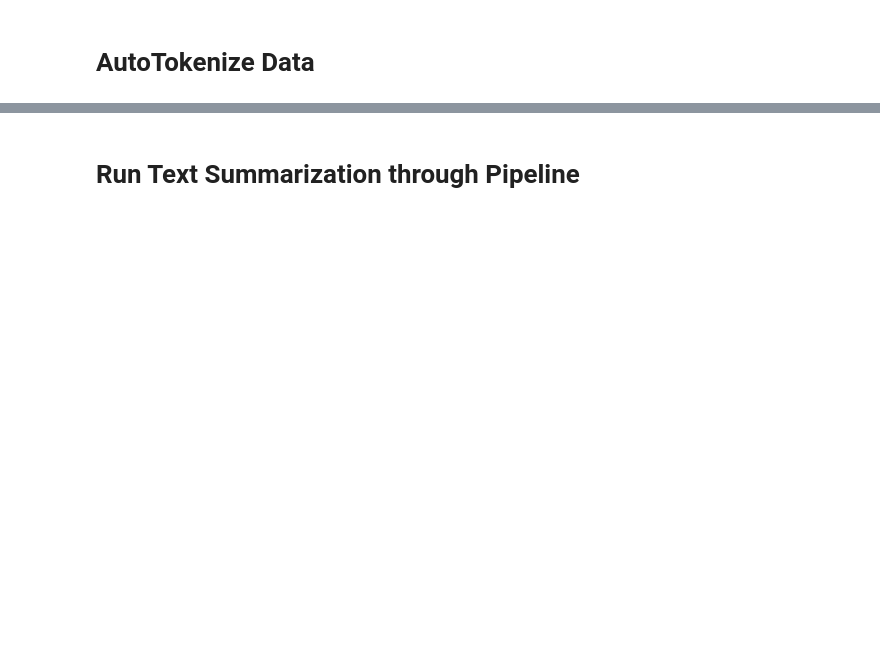
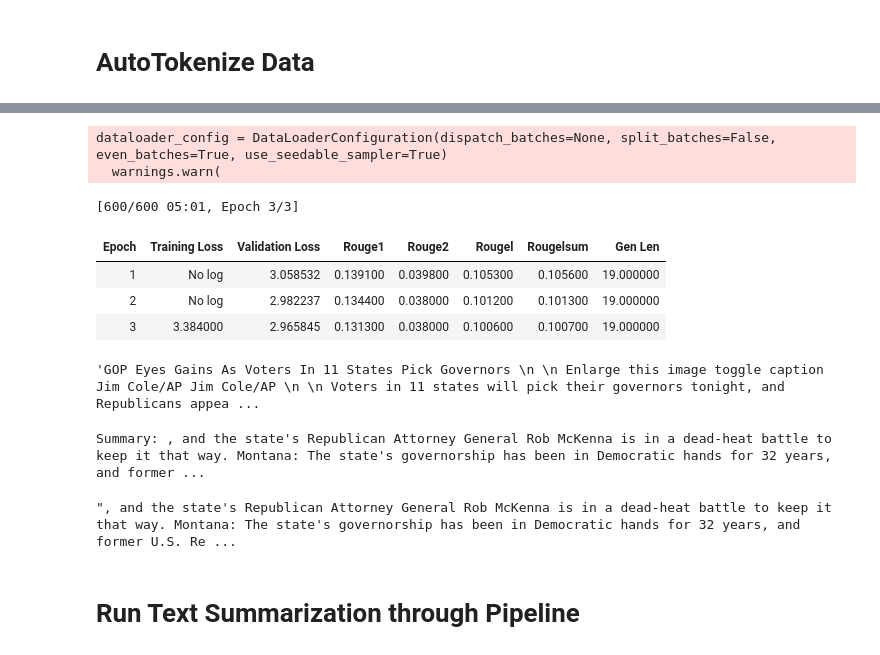
Before and after one commit to AlexandraSnelling/large_language_model_project, a Jupyter notebook: notebooks/3-pre-trained-model.ipynb, the cells around one changed output, grey strips where cells are left out. Drawn from its saved outputs; the diff is of its cells as text; code cells hidden in the pictures; blank space fills up the shorter version.

Commit message:
tokenizer, model and rouge all set up and running, only 1000 sample dataset fed so far though, not great results

```diff
--- a/notebooks/3-pre-trained-model.ipynb
+++ b/notebooks/3-pre-trained-model.ipynb
@@ -30,0 +120,3 @@ tokenized_datasets = dataset.map(tokenize_function, batched=True)
+# %%
+rouge = evaluate.load("rouge") # metric
+# specially designed metric for summarization tasks: https://huggingface.co/spaces/evaluate-metric/rouge
@@ -30,0 +136,4 @@ tokenized_datasets = dataset.map(tokenize_function, batched=True)
+# %%
+from transformers import AutoModelForSeq2SeqLM, Seq2SeqTrainingArguments, Seq2SeqTrainer
+
+model = AutoModelForSeq2SeqLM.from_pretrained(checkpoint) # load t5
@@ -31,3 +180,71 @@ tokenized_datasets = dataset.map(tokenize_function, batched=True)
+# %%
+# Define training args:
+
+training_args = Seq2SeqTrainingArguments(
+    output_dir="dataset_model",
+    evaluation_strategy="epoch",
+    learning_rate=2e-5,
+    per_device_train_batch_size=4,
+    per_device_eval_batch_size=4,
+    weight_decay=0.01, # regularization in optimizer
+    save_total_limit=3, # maximum number of versions to have saved
+    num_train_epochs=3,
+    predict_with_generate= True
+)
+# %%
+# build trainer
+
+trainer = Seq2SeqTrainer(
+    model=model,
+    args=training_args,
+    train_dataset=tokenized_dataset["train"],
+    eval_dataset=tokenized_dataset["test"],
+    tokenizer=tokenizer,
+    data_collator=data_collator,
+    compute_metrics=compute_metrics,
+)
+# %% [output]
+dataloader_config = DataLoaderConfiguration(dispatch_batches=None, split_batches=False, even_batches=True, use_seedable_sampler=True)
+  warnings.warn(
+# %%
+trainer.train()
+trainer.save_model('dataset_model')
+# %% [output]
+[600/600 05:01, Epoch 3/3]
+| Epoch | Training Loss | Validation Loss | Rouge1 | Rouge2 | Rougel | Rougelsum | Gen Len |
+| 1 | No log | 3.058532 | 0.139100 | 0.039800 | 0.105300 | 0.105600 | 19.000000 |
+| 2 | No log | 2.982237 | 0.134400 | 0.038000 | 0.101200 | 0.101300 | 19.000000 |
+| 3 | 3.384000 | 2.965845 | 0.131300 | 0.038000 | 0.100600 | 0.100700 | 19.000000 |
+# %%
+document = ds_full['test'][0]['document']
+# document = ds_full['test'][0]['summary']
+document
+# print(summary)
+# %% [output]
+'GOP Eyes Gains As Voters In 11 States Pick Governors \n \n Enlarge this image toggle caption Jim Cole/AP Jim Cole/AP \n \n Voters in 11 states will pick their governors tonight, and Republicans appea ...
+# %%
+from transformers import AutoModelForSeq2SeqLM, AutoTokenizer
+
+model = AutoModelForSeq2SeqLM.from_pretrained("dataset_model", local_files_only=True)
+tokenizer = AutoTokenizer.from_pretrained("dataset_model", local_files_only=True)
+
+# Tokenize the input text
+inputs = tokenizer(document, return_tensors="pt", max_length=1024, truncation=True)
+
+# Generate summary
+summary_ids = model.generate(inputs["input_ids"], num_beams=4, min_length=None, max_length= 500, early_stopping=True)
+
+# Decode the summary
+summary = tokenizer.decode(summary_ids[0], skip_special_tokens=True)
+
+# Print the summary
+print("Summary:", summary)
+# %% [output]
+Summary: , and the state's Republican Attorney General Rob McKenna is in a dead-heat battle to keep it that way. Montana: The state's governorship has been in Democratic hands for 32 years, and former ...
+# %%
+summary
+# %% [output]
+", and the state's Republican Attorney General Rob McKenna is in a dead-heat battle to keep it that way. Montana: The state's governorship has been in Democratic hands for 32 years, and former U.S. Re ...
 # %% [markdown]
 # **Run Text Summarization through Pipeline**
 # %%
```
Also changed, not shown: parts of 23 cells of this notebook.
